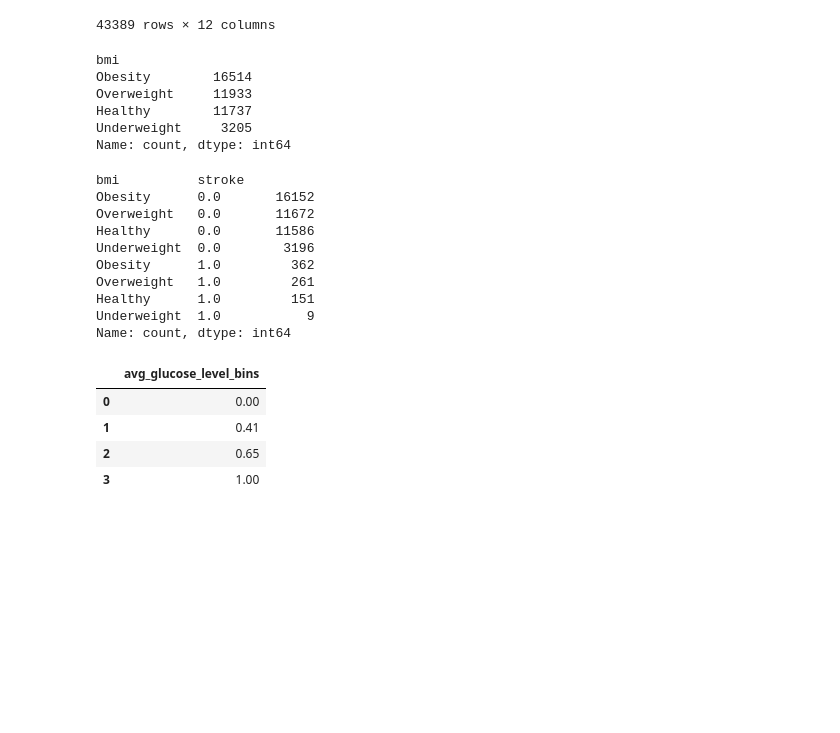
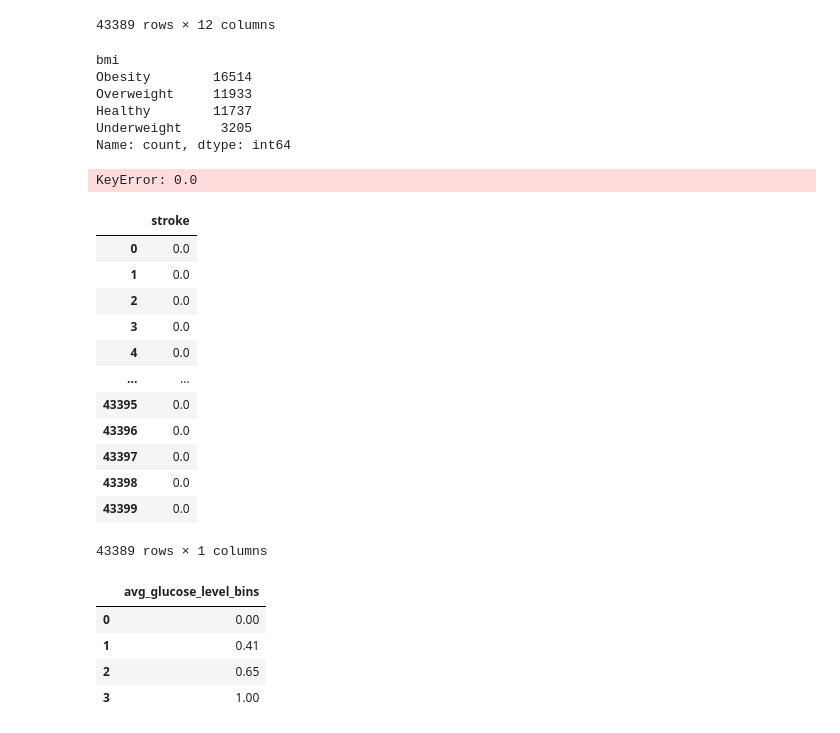
Before and after one commit to DavEspo/Stroke-Prediction, a Jupyter notebook: Phase2.ipynb, the cells around one changed output. Saved outputs shown, nothing was run; the diff lists cells and outputs as text; code cells hidden in the pictures; blank space fills up the shorter version.

```diff
--- a/Phase2.ipynb
+++ b/Phase2.ipynb
@@ -757,27 +757,34 @@ df
 | 43398 | 0.38 | Male | 0.49 | 0.0 | 0.0 | Yes | Private | Urban | ... |
 | 43399 | 0.50 | Female | 1.00 | 0.0 | 0.0 | Yes | Private | Urban | ... |
 43389 rows × 12 columns
-# %%
-#
-df['bmi'].value_counts()
-# %% [output]
-bmi
-Obesity        16514
-Overweight     11933
-Healthy        11737
-Underweight     3205
-Name: count, dtype: int64
-# %%
-#
-df[['bmi', 'stroke']].value_counts()
-# %% [output]
-bmi          stroke
-Obesity      0.0       16152
-Overweight   0.0       11672
-Healthy      0.0       11586
-Underweight  0.0        3196
-Obesity      1.0         362
-Overweight   1.0         261
-Healthy      1.0         151
-Underweight  1.0           9
-Name: count, dtype: int64
+# %%
+# Checks how many instances there are for each class of the transformed bmi
+df['bmi'].value_counts()
+# %% [output]
+bmi
+Obesity        16514
+Overweight     11933
+Healthy        11737
+Underweight     3205
+Name: count, dtype: int64
+# %%
+# Checks how many instances there are for each class of the transformed bmi for each stroke class
+df[['bmi', 'stroke']].value_counts(subset=df['stroke'].value[1])
+# %% [output]
+KeyError: 0.0
+# %%
+df[['stroke']]
+# %% [output]
+|  | stroke |
+| 0 | 0.0 |
+| 1 | 0.0 |
+| 2 | 0.0 |
+| 3 | 0.0 |
+| 4 | 0.0 |
+| ... | ... |
+| 43395 | 0.0 |
+| 43396 | 0.0 |
+| 43397 | 0.0 |
+| 43398 | 0.0 |
+| 43399 | 0.0 |
+43389 rows × 1 columns
```
Also changed, not shown: parts of 11 cells of this notebook.
